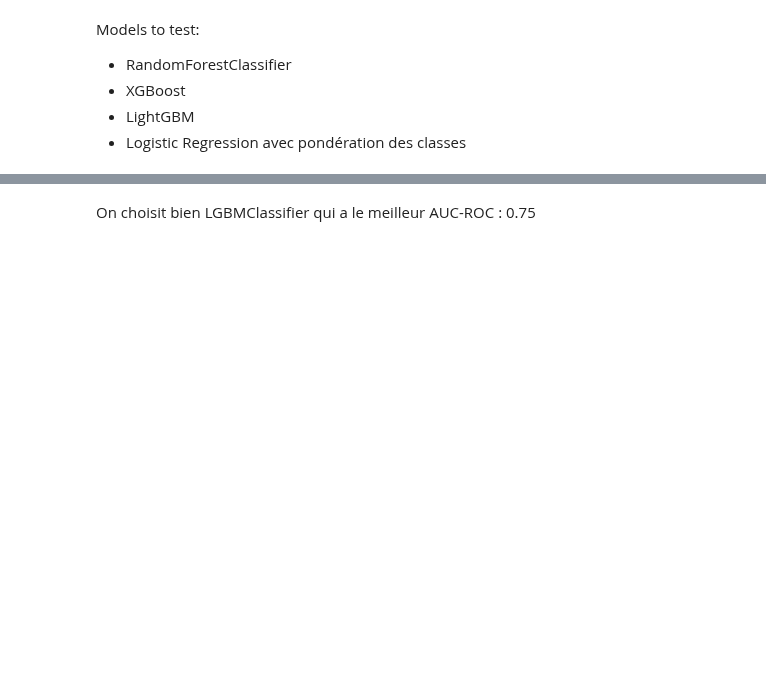
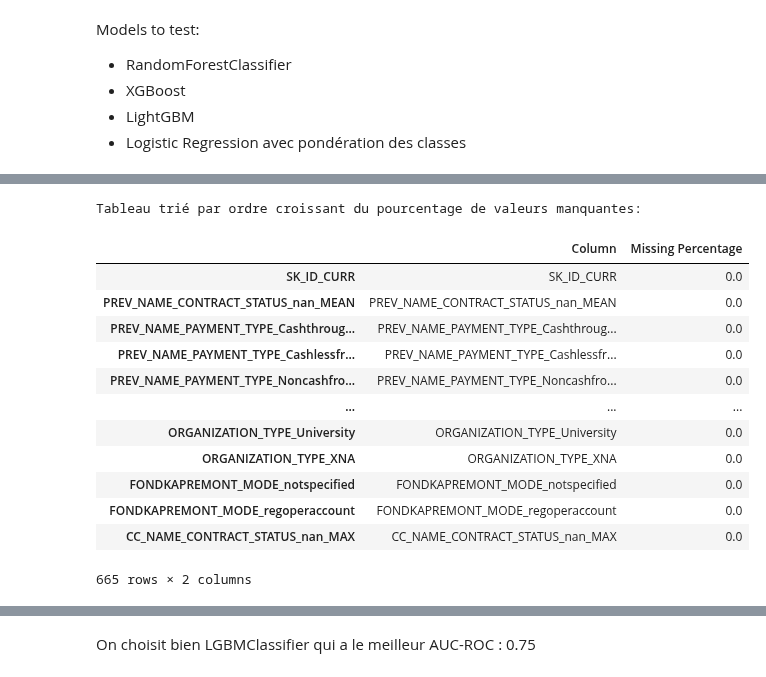
Before and after one commit to felix1801/OpenClassrooms-Projet-7-Modeling, a Jupyter notebook: notebooks/2-model_selection.ipynb, the cells around one changed output, grey strips where cells are left out. Drawn from its saved outputs; the diff is of its cells as text; code cells hidden in the pictures; blank space fills up the shorter version.

```diff
--- a/notebooks/2-model_selection.ipynb
+++ b/notebooks/2-model_selection.ipynb
@@ -182 +413,27 @@ y_no_na = data_no_na["TARGET"]
+# %%
+# Supposons que X est votre DataFrame
+missing_percentage = X_no_na.isnull().mean() * 100
+missing_table = pd.DataFrame({'Column': X_no_na.columns, 'Missing Percentage': missing_percentage})
+
+# Trier par ordre croissant du pourcentage de valeurs manquantes
+missing_table = missing_table.sort_values(by='Missing Percentage', ascending=True)
+
+# Afficher le tableau trié
+print("Tableau trié par ordre croissant du pourcentage de valeurs manquantes:")
+missing_table
+# %% [output]
+Tableau trié par ordre croissant du pourcentage de valeurs manquantes:
+|  | Column | Missing Percentage |
+| SK_ID_CURR | SK_ID_CURR | 0.0 |
+| PREV_NAME_CONTRACT_STATUS_nan_MEAN | PREV_NAME_CONTRACT_STATUS_nan_MEAN | 0.0 |
+| PREV_NAME_PAYMENT_TYPE_Cashthroug... | PREV_NAME_PAYMENT_TYPE_Cashthroug... | 0.0 |
+| PREV_NAME_PAYMENT_TYPE_Cashlessfr... | PREV_NAME_PAYMENT_TYPE_Cashlessfr... | 0.0 |
+| PREV_NAME_PAYMENT_TYPE_Noncashfro... | PREV_NAME_PAYMENT_TYPE_Noncashfro... | 0.0 |
+| ... | ... | ... |
+| ORGANIZATION_TYPE_University | ORGANIZATION_TYPE_University | 0.0 |
+| ORGANIZATION_TYPE_XNA | ORGANIZATION_TYPE_XNA | 0.0 |
+| FONDKAPREMONT_MODE_notspecified | FONDKAPREMONT_MODE_notspecified | 0.0 |
+| FONDKAPREMONT_MODE_regoperaccount | FONDKAPREMONT_MODE_regoperaccount | 0.0 |
+| CC_NAME_CONTRACT_STATUS_nan_MAX | CC_NAME_CONTRACT_STATUS_nan_MAX | 0.0 |
+665 rows × 2 columns
 # %%
```
Also changed, not shown: parts of 52 cells of this notebook, 1 other file.
